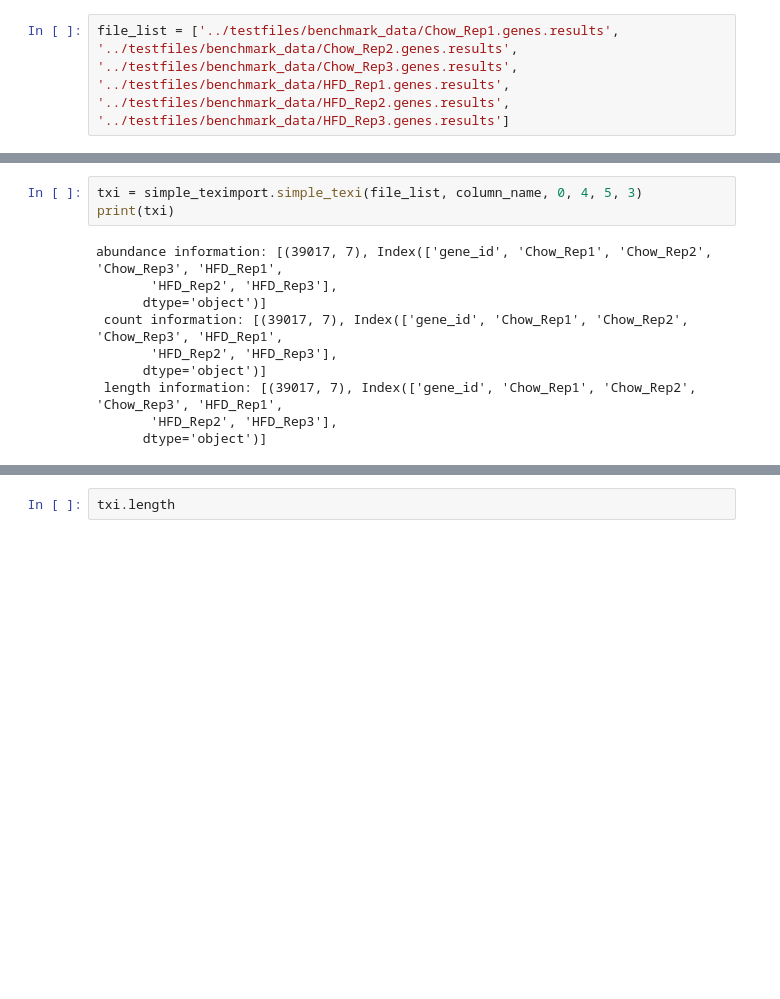
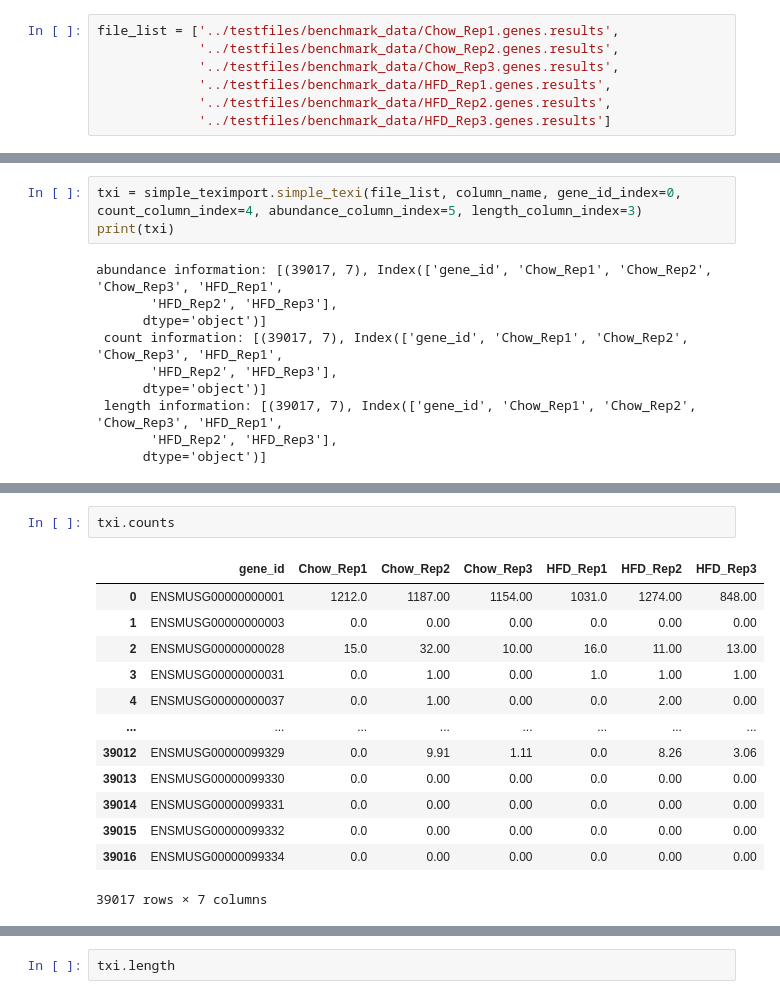
Before and after one commit to Kevinxsn/simple_deseq, a Jupyter notebook: simple_deseq/tutorial.ipynb, the cells around one changed output, grey strips where cells are left out. Saved outputs shown, nothing was run; the diff lists cells and outputs as text; blank space fills up the shorter version.

```diff
--- a/simple_deseq/develop.ipynb
+++ b/simple_deseq/tutorial.ipynb
@@ -10,2 +18,7 @@ import simple_teximport
 # %%
-file_list = ['../testfiles/benchmark_data/Chow_Rep1.genes.results', '../testfiles/benchmark_data/Chow_Rep2.genes.results', '../testfiles/benchmark_data/Chow_Rep3.genes.results', '../testfiles/benchmark_data/HFD_Rep1.genes.results', '../testfiles/benchmark_data/HFD_Rep2.genes.results', '../testfiles/benchmark_data/HFD_Rep3.genes.results']
+file_list = ['../testfiles/benchmark_data/Chow_Rep1.genes.results',
+             '../testfiles/benchmark_data/Chow_Rep2.genes.results',
+             '../testfiles/benchmark_data/Chow_Rep3.genes.results',
+             '../testfiles/benchmark_data/HFD_Rep1.genes.results',
+             '../testfiles/benchmark_data/HFD_Rep2.genes.results',
+             '../testfiles/benchmark_data/HFD_Rep3.genes.results']
@@ -12,5 +36,5 @@ file_list = ['../testfiles/benchmark_data/Chow_Rep1.genes.results', '../testfile
 # %%
-txi = simple_teximport.simple_texi(file_list, column_name, 0, 4, 5, 3)
+txi = simple_teximport.simple_texi(file_list, column_name, gene_id_index=0, count_column_index=4, abundance_column_index=5, length_column_index=3)
 print(txi)
 # %% [output]
 abundance information: [(39017, 7), Index(['gene_id', 'Chow_Rep1', 'Chow_Rep2', 'Chow_Rep3', 'HFD_Rep1',
@@ -24,0 +52,16 @@ abundance information: [(39017, 7), Index(['gene_id', 'Chow_Rep1', 'Chow_Rep2',
+# %%
+txi.counts
+# %% [output]
+|  | gene_id | Chow_Rep1 | Chow_Rep2 | Chow_Rep3 | HFD_Rep1 | HFD_Rep2 | HFD_Rep3 |
+| 0 | ENSMUSG00000000001 | 1212.0 | 1187.00 | 1154.00 | 1031.0 | 1274.00 | 848.00 |
+| 1 | ENSMUSG00000000003 | 0.0 | 0.00 | 0.00 | 0.0 | 0.00 | 0.00 |
+| 2 | ENSMUSG00000000028 | 15.0 | 32.00 | 10.00 | 16.0 | 11.00 | 13.00 |
+| 3 | ENSMUSG00000000031 | 0.0 | 1.00 | 0.00 | 1.0 | 1.00 | 1.00 |
+| 4 | ENSMUSG00000000037 | 0.0 | 1.00 | 0.00 | 0.0 | 2.00 | 0.00 |
+| ... | ... | ... | ... | ... | ... | ... | ... |
+| 39012 | ENSMUSG00000099329 | 0.0 | 9.91 | 1.11 | 0.0 | 8.26 | 3.06 |
+| 39013 | ENSMUSG00000099330 | 0.0 | 0.00 | 0.00 | 0.0 | 0.00 | 0.00 |
+| 39014 | ENSMUSG00000099331 | 0.0 | 0.00 | 0.00 | 0.0 | 0.00 | 0.00 |
+| 39015 | ENSMUSG00000099332 | 0.0 | 0.00 | 0.00 | 0.0 | 0.00 | 0.00 |
+| 39016 | ENSMUSG00000099334 | 0.0 | 0.00 | 0.00 | 0.0 | 0.00 | 0.00 |
+39017 rows × 7 columns
```
Also changed, not shown: parts of 13 cells of this notebook, 1 other file.
